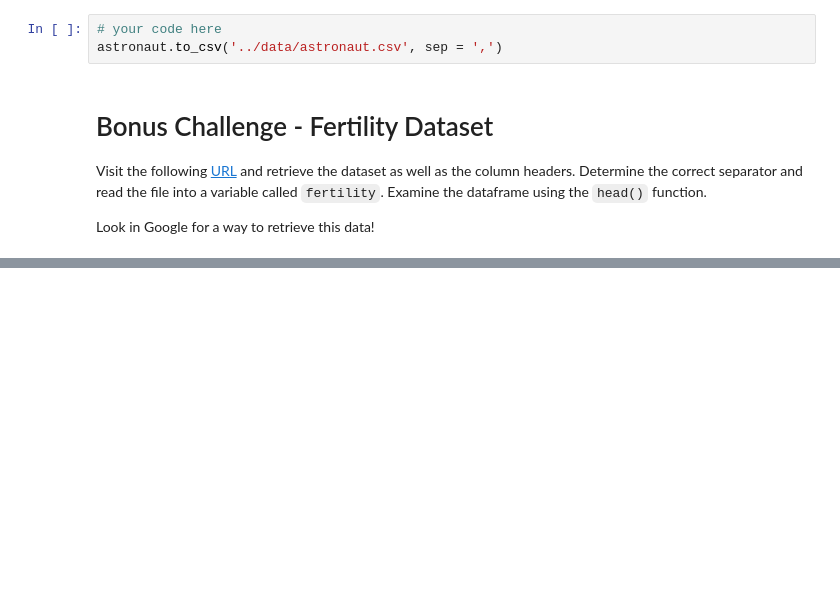
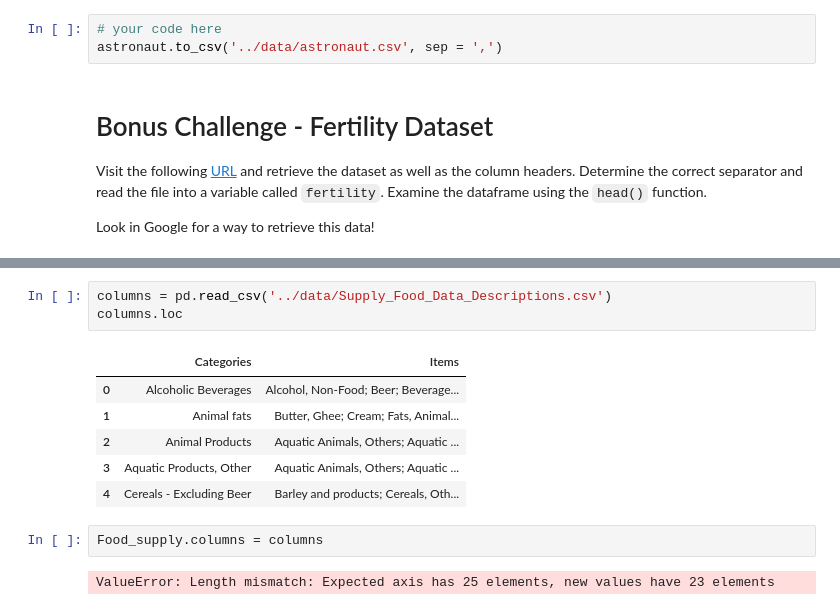
Before and after one commit to ta-data-mad/dataptmad0420, a Jupyter notebook: module-1/importing-exporting-data/your-code/main.ipynb, the cells around one changed output, grey strips where cells are left out. Drawn from its saved outputs; the diff is of its cells as text; blank space fills up the shorter version.

```diff
--- a/module-1/importing-exporting-data/your-code/main.ipynb
+++ b/module-1/importing-exporting-data/your-code/main.ipynb
@@ -217,0 +229,14 @@ Look in Google for a way to retrieve this data!
+# %%
+columns = pd.read_csv('../data/Supply_Food_Data_Descriptions.csv')
+columns.loc
+# %% [output]
+|  | Categories | Items |
+| 0 | Alcoholic Beverages | Alcohol, Non-Food; Beer; Beverage... |
+| 1 | Animal fats | Butter, Ghee; Cream; Fats, Animal... |
+| 2 | Animal Products | Aquatic Animals, Others; Aquatic ... |
+| 3 | Aquatic Products, Other | Aquatic Animals, Others; Aquatic ... |
+| 4 | Cereals - Excluding Beer | Barley and products; Cereals, Oth... |
+# %%
+Food_supply.columns = columns
+# %% [output]
+ValueError: Length mismatch: Expected axis has 25 elements, new values have 23 elements
```
Also changed, not shown: parts of 2 cells of this notebook.
